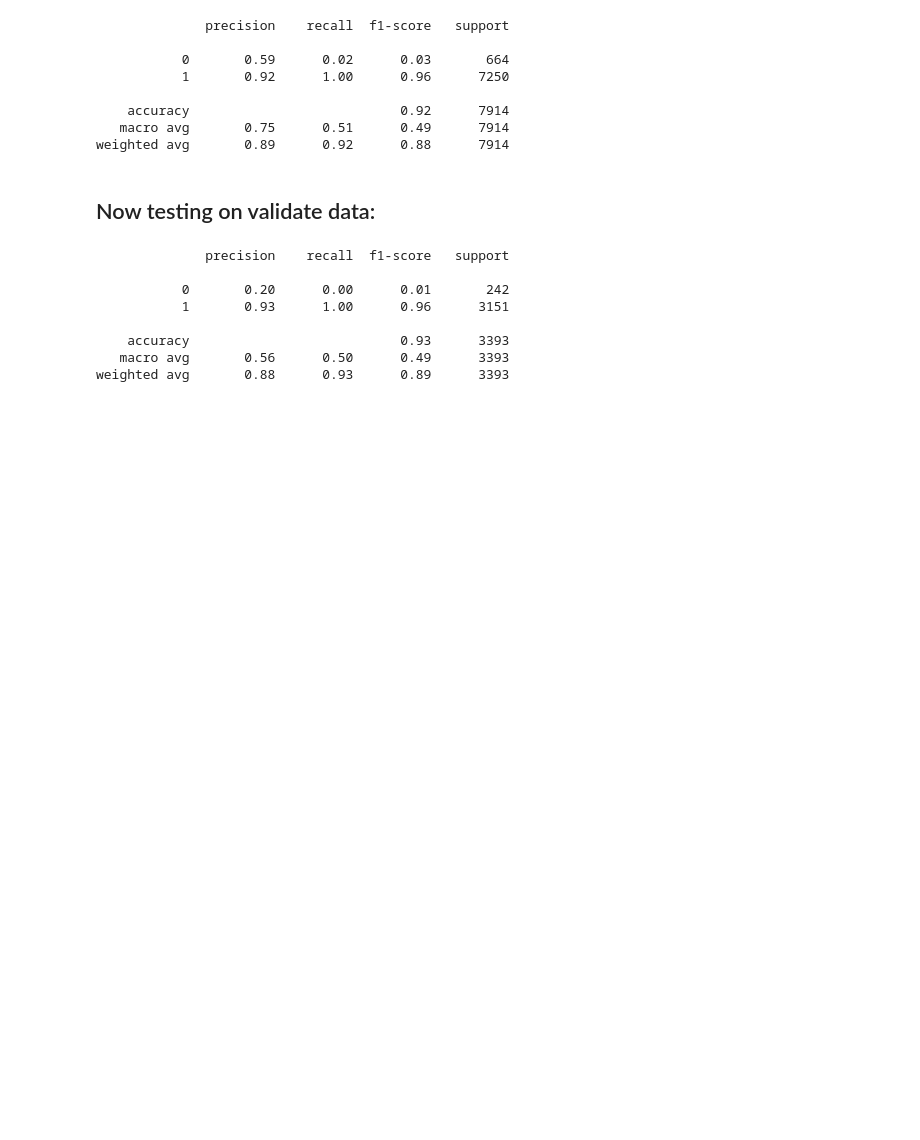
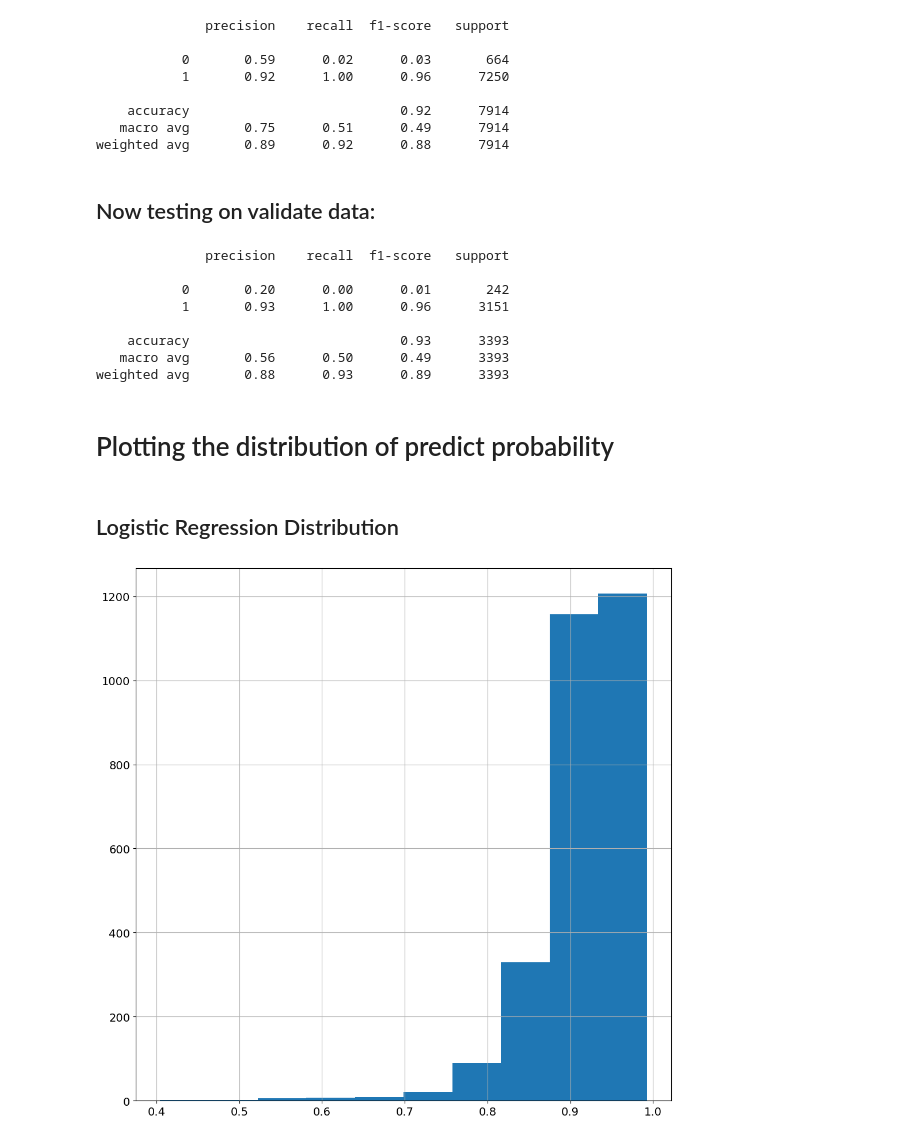
Before and after one commit to tex-wrex/tex-wrex, a Jupyter notebook: Final_work/Safety_Score_Modeling (1).ipynb, the cells around one changed output. Drawn from its saved outputs; the diff is of its cells as text; code cells hidden in the pictures; blank space fills up the shorter version.

Commit message:
final report and functions for modeling in wrangle.

```diff
--- a/Final_work/Safety_Score_Modeling (1).ipynb
+++ b/Final_work/Safety_Score_Modeling (1).ipynb
@@ -283,3 +283,15 @@ print(classification_report(pred_val.actual, pred_val.gbc))
     accuracy                           0.93      3393
    macro avg       0.56      0.50      0.49      3393
 weighted avg       0.88      0.93      0.89      3393
+# %% [markdown]
+# Plotting the distribution of predict probability
+# %% [markdown]
+## Logistic Regression Distribution
+# %%
+pd.Series(model.predict_proba(X_test)[:, 1]).hist(figsize=(12,12))
+plt.xticks(fontsize=14)
+plt.yticks(fontsize=14)
+
+plt.show()
+# %% [output]
+[figure, added]
```
Also changed, not shown: parts of 20 cells of this notebook, 2 other files.
